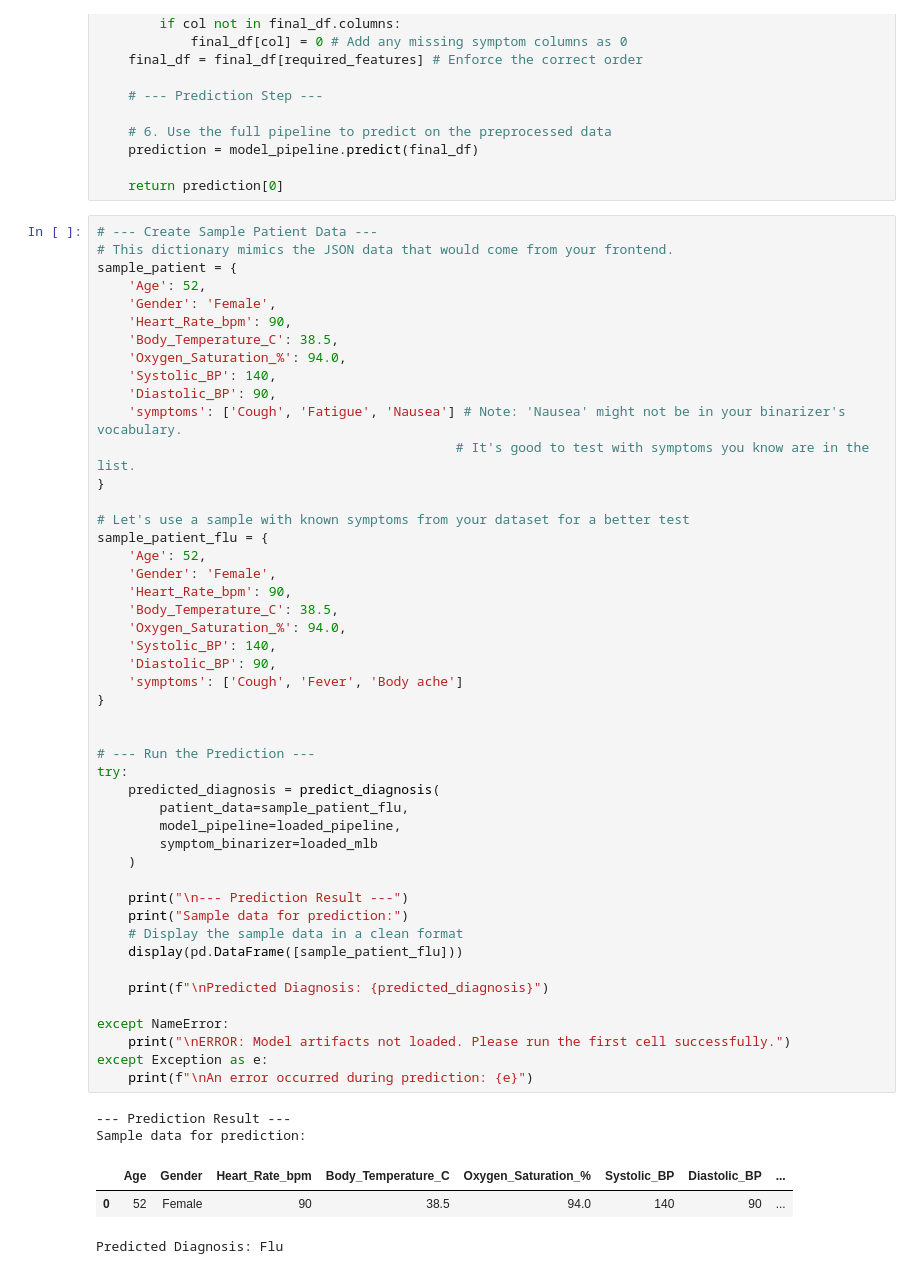
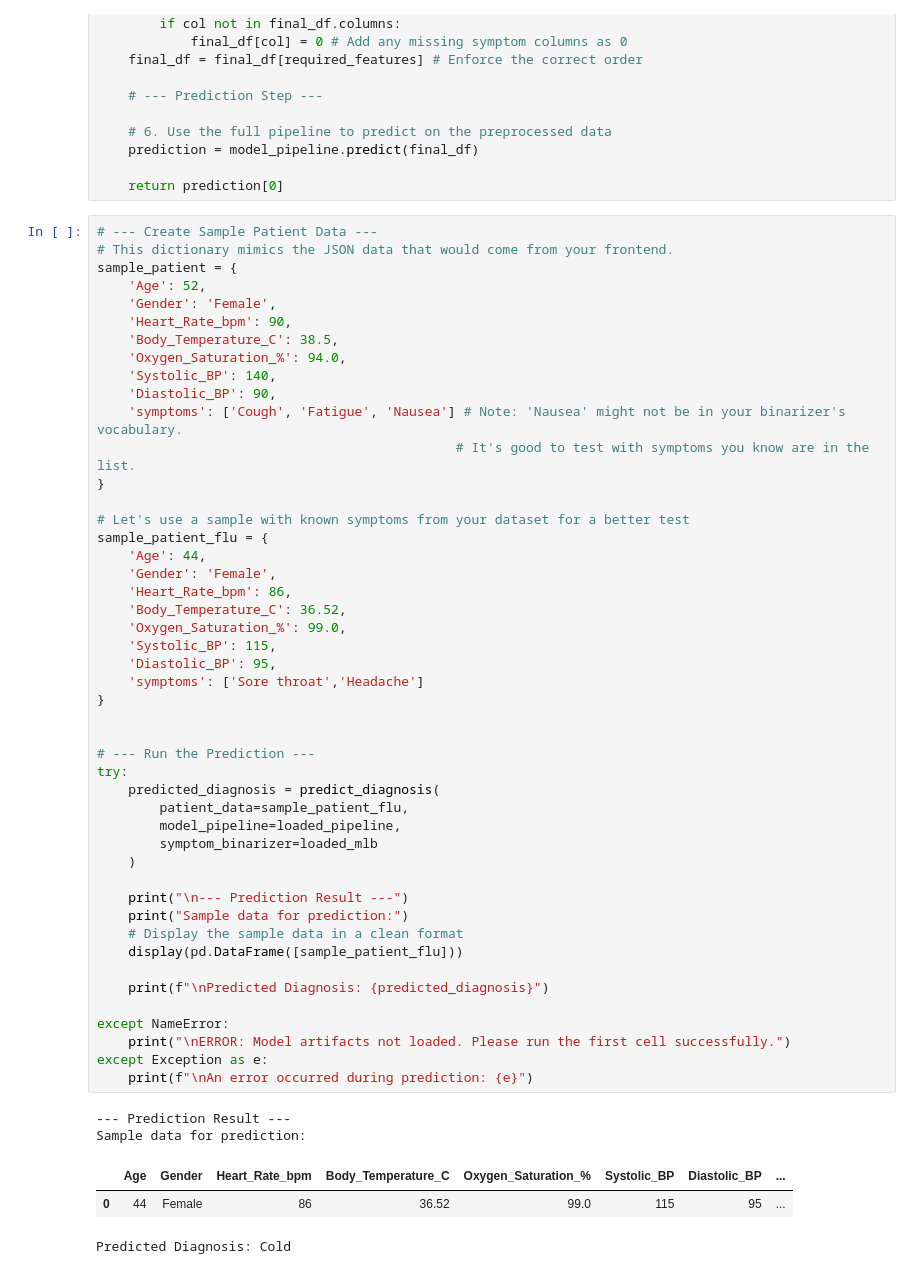
Before and after one commit to MuhammadAkmal03/HealthCareProject, a Jupyter notebook: jupyter_notebooks/Prediction_module/notebook/final.ipynb, the cells around one changed output. Drawn from its saved outputs; the diff is of its cells as text.

```diff
--- a/jupyter_notebooks/Prediction_module/notebook/final.ipynb
+++ b/jupyter_notebooks/Prediction_module/notebook/final.ipynb
@@ -406,39 +422,39 @@ sample_patient = {
 
 # Let's use a sample with known symptoms from your dataset for a better test
 sample_patient_flu = {
-    'Age': 52,
+    'Age': 44,
     'Gender': 'Female',
-    'Heart_Rate_bpm': 90,
-    'Body_Temperature_C': 38.5,
-    'Oxygen_Saturation_%': 94.0,
-    'Systolic_BP': 140,
-    'Diastolic_BP': 90,
-    'symptoms': ['Cough', 'Fever', 'Body ache']
+    'Heart_Rate_bpm': 86,
+    'Body_Temperature_C': 36.52,
+    'Oxygen_Saturation_%': 99.0,
+    'Systolic_BP': 115,
+    'Diastolic_BP': 95,
+    'symptoms': ['Sore throat','Headache']
 }
 
 
 # --- Run the Prediction ---
 try:
     predicted_diagnosis = predict_diagnosis(
         patient_data=sample_patient_flu,
         model_pipeline=loaded_pipeline,
         symptom_binarizer=loaded_mlb
     )
 
     print("\n--- Prediction Result ---")
     print("Sample data for prediction:")
     # Display the sample data in a clean format
     display(pd.DataFrame([sample_patient_flu]))
 
     print(f"\nPredicted Diagnosis: {predicted_diagnosis}")
 
 except NameError:
     print("\nERROR: Model artifacts not loaded. Please run the first cell successfully.")
 except Exception as e:
     print(f"\nAn error occurred during prediction: {e}")
 # %% [output]
 --- Prediction Result ---
 Sample data for prediction:
 |  | Age | Gender | Heart_Rate_bpm | Body_Temperature_C | Oxygen_Saturation_% | Systolic_BP | Diastolic_BP | ... |
-| 0 | 52 | Female | 90 | 38.5 | 94.0 | 140 | 90 | ... |
+| 0 | 44 | Female | 86 | 36.52 | 99.0 | 115 | 95 | ... |
-Predicted Diagnosis: Flu
+Predicted Diagnosis: Cold
```
Also changed, not shown: parts of 1 cell of this notebook, 13 other files.
